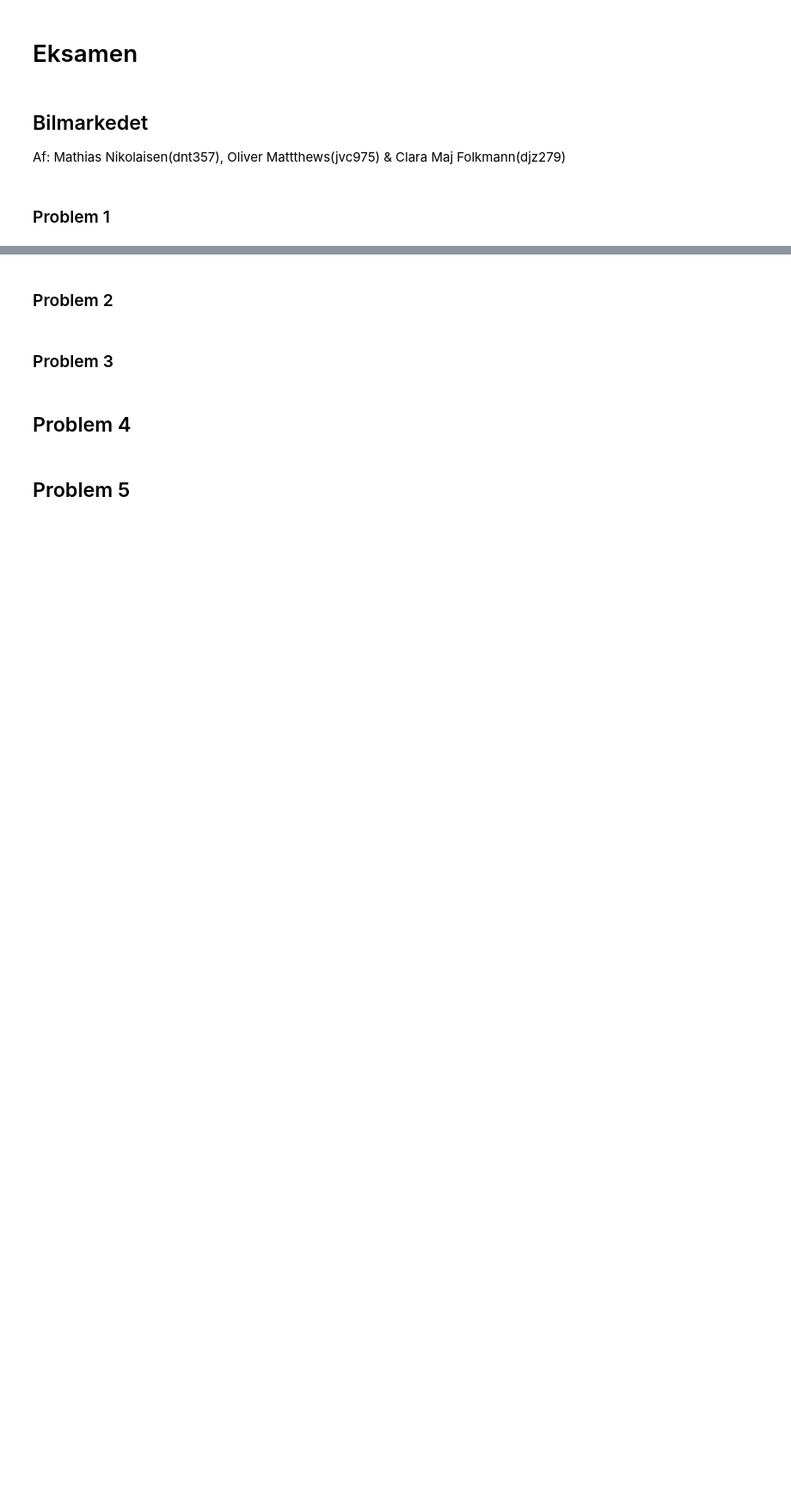
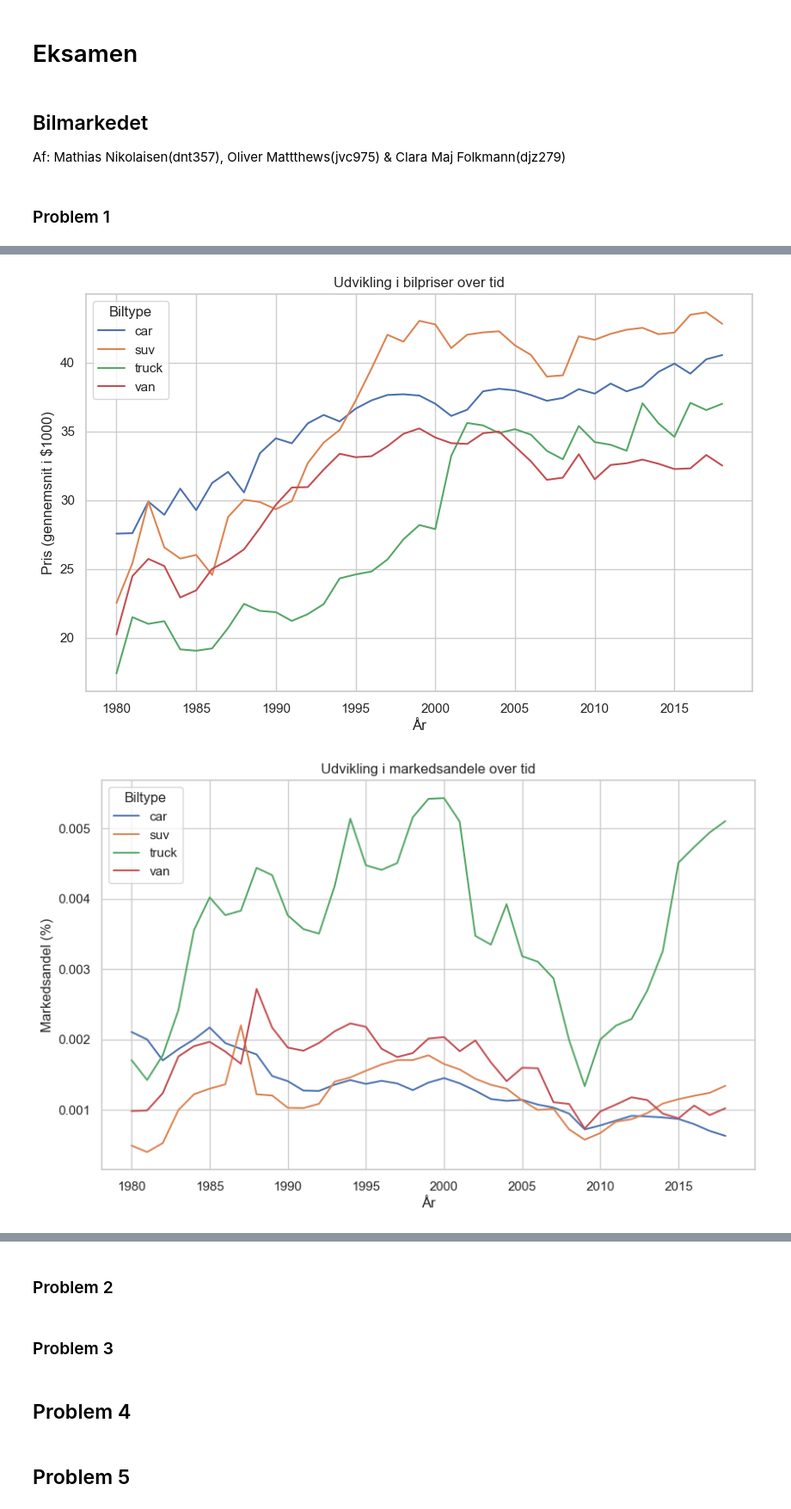
Before and after one commit to Rawlpluks/Afleveringer, a Jupyter notebook: Eksamen/Eksamen.ipynb, the cells around one changed output, grey strips where cells are left out. Shown at 86% size. Cells and saved outputs as stored; diff of their text form; code cells hidden in the pictures; blank space fills up the shorter version.

```diff
--- a/Eksamen/Eksamen.ipynb
+++ b/Eksamen/Eksamen.ipynb
@@ -9,0 +75,60 @@ Af: Mathias Nikolaisen(dnt357), Oliver Mattthews(jvc975) & Clara Maj Folkmann(dj
+# %%
+import seaborn as sns
+import matplotlib.pyplot as plt
+
+# Justér stilen for plottene
+sns.set(style="whitegrid")
+
+# Plot priser over tid
+plt.figure(figsize=(10, 6))
+sns.lineplot(data=grouped_data, x='year', y='price', hue='type')
+plt.title("Udvikling i bilpriser over tid")
+plt.xlabel("År")
+plt.ylabel("Pris (gennemsnit i $1000)")
+plt.legend(title='Biltype')
+plt.show()
+
+# Plot markedsandele over tid
+plt.figure(figsize=(10, 6))
+sns.lineplot(data=grouped_data, x='year', y='market_share', hue='type')
+plt.title("Udvikling i markedsandele over tid")
+plt.xlabel("År")
+plt.ylabel("Markedsandel (%)")
+plt.legend(title='Biltype')
+plt.show()
+
+# (Gentag for de andre variabler som 'hp', 'mpg', 'footprint', og 'weight')
+plt.figure(figsize=(10, 6))
+sns.lineplot(data=grouped_data, x='year', y='hp', hue='type')
+plt.title("Udvikling i markedsandele over tid")
+plt.xlabel("År")
+plt.ylabel("Markedsandel (%)")
+plt.legend(title='Biltype')
+plt.show()
+
+plt.figure(figsize=(10, 6))
+sns.lineplot(data=grouped_data, x='year', y='mpg', hue='type')
+plt.title("Udvikling i markedsandele over tid")
+plt.xlabel("År")
+plt.ylabel("Markedsandel (%)")
+plt.legend(title='Biltype')
+plt.show()
+
+plt.figure(figsize=(10, 6))
+sns.lineplot(data=grouped_data, x='year', y='footprint', hue='type')
+plt.title("Udvikling i markedsandele over tid")
+plt.xlabel("År")
+plt.ylabel("Markedsandel (%)")
+plt.legend(title='Biltype')
+plt.show()
+
+plt.figure(figsize=(10, 6))
+sns.lineplot(data=grouped_data, x='year', y='weight', hue='type')
+plt.title("Udvikling i markedsandele over tid")
+plt.xlabel("År")
+plt.ylabel("Markedsandel (%)")
+plt.legend(title='Biltype')
+plt.show()
+# %% [output]
+[figure, added]
+[figure, added]
```
Also changed, not shown: parts of 5 cells of this notebook.
